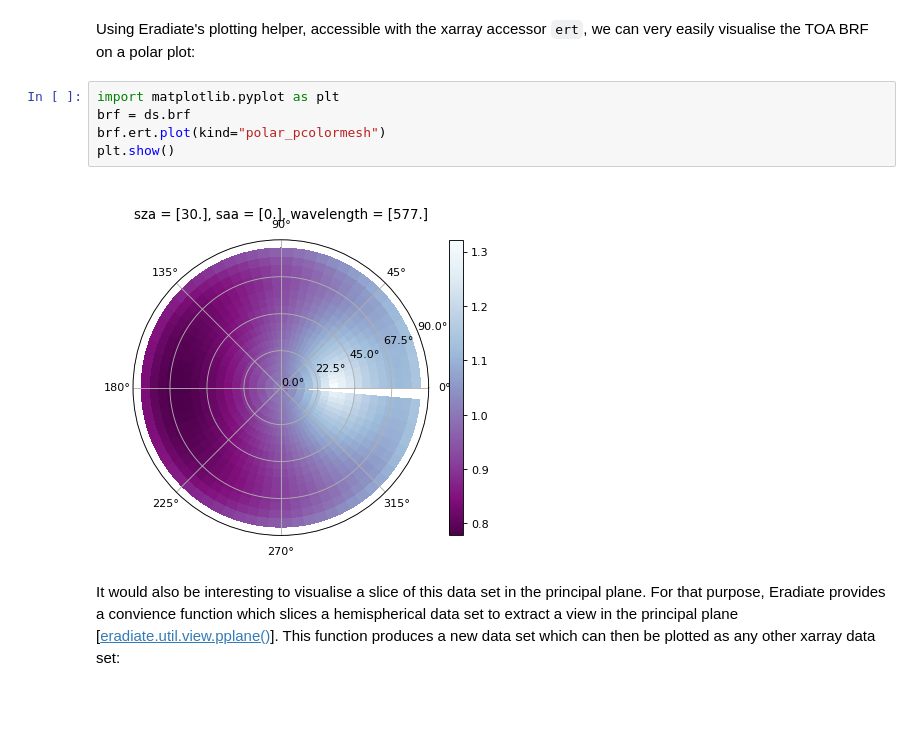
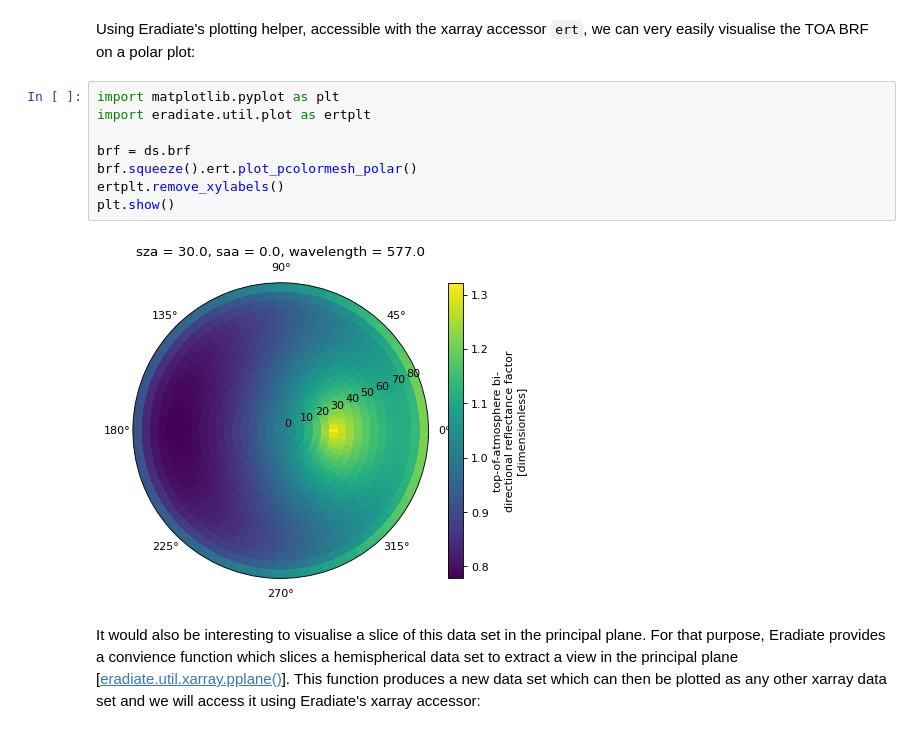
Before and after one commit to eradiate/eradiate-data, a Jupyter notebook: notebooks/tutorials/onedim_solver_app/onedim_solver_app.ipynb, the cells around one changed output. Cells and saved outputs as stored; diff of their text form; blank space fills up the shorter version.

```diff
--- a/notebooks/tutorials/onedim_solver_app/onedim_solver_app.ipynb
+++ b/notebooks/tutorials/onedim_solver_app/onedim_solver_app.ipynb
@@ -146,10 +140,13 @@ Attributes:
 Using Eradiate's plotting helper, accessible with the xarray accessor `ert`, we can very easily visualise the TOA BRF on a polar plot:
 # %%
 import matplotlib.pyplot as plt
+import eradiate.util.plot as ertplt
+
 brf = ds.brf
-brf.ert.plot(kind="polar_pcolormesh")
+brf.squeeze().ert.plot_pcolormesh_polar()
+ertplt.remove_xylabels()
 plt.show()
 # %% [output]
-[figure, old version]
+[figure, new version]
 # %% [markdown]
-It would also be interesting to visualise a slice of this data set in the principal plane. For that purpose, Eradiate provides a convience function which slices a hemispherical data set to extract a view in the principal plane \[[eradiate.util.view.pplane()](../../../rst/api_reference/generated/eradiate.util.view.pplane.rst#eradiate.util.view.pplane)\]. This function produces a new data set which can then be plotted as any other xarray data set:
+It would also be interesting to visualise a slice of this data set in the principal plane. For that purpose, Eradiate provides a convience function which slices a hemispherical data set to extract a view in the principal plane \[[eradiate.util.xarray.pplane()](../../../rst/api_reference/generated/eradiate.util.xarray.pplane.rst#eradiate.util.xarray.pplane)\]. This function produces a new data set which can then be plotted as any other xarray data set and we will access it using Eradiate's xarray accessor:
```
Also changed, not shown: parts of 7 cells of this notebook, 1 other file.
